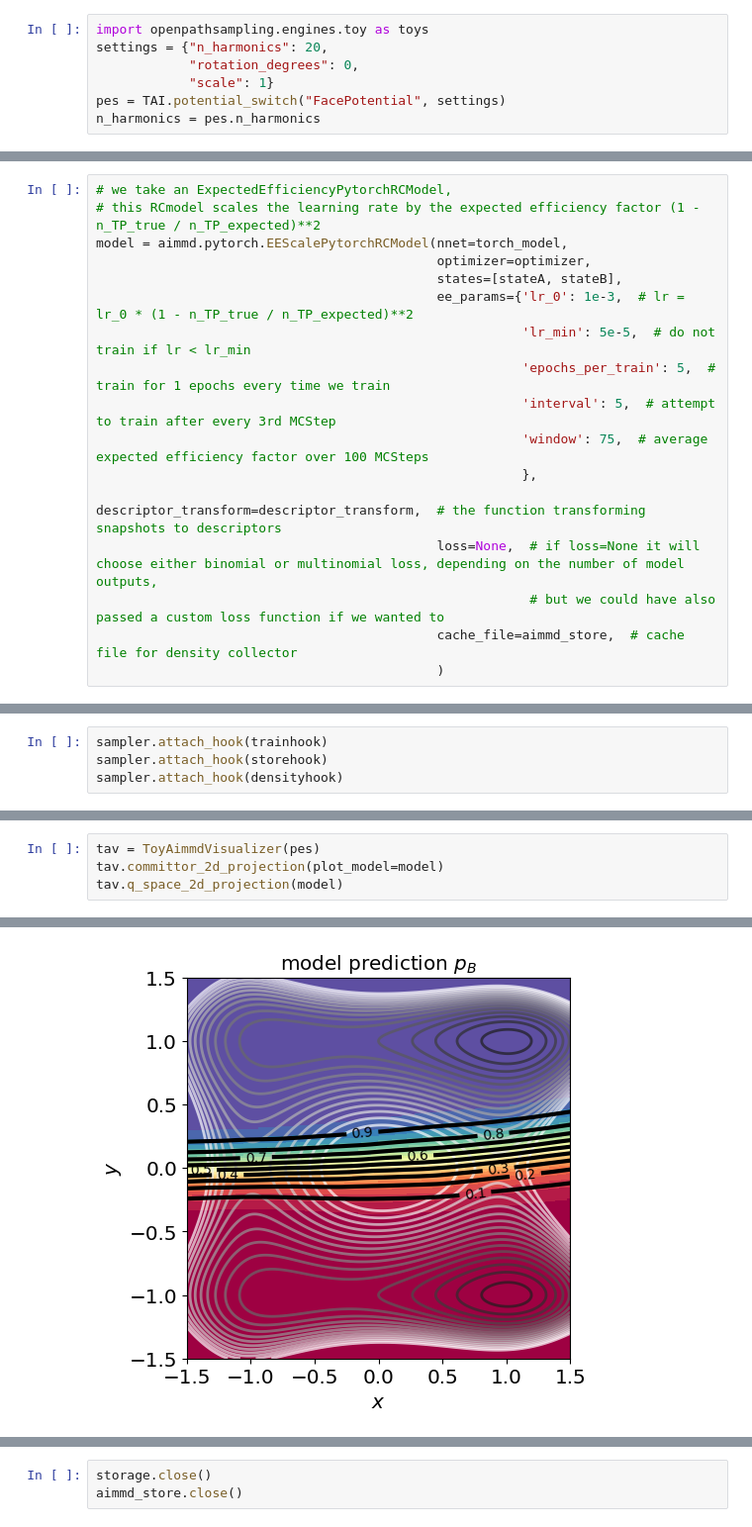
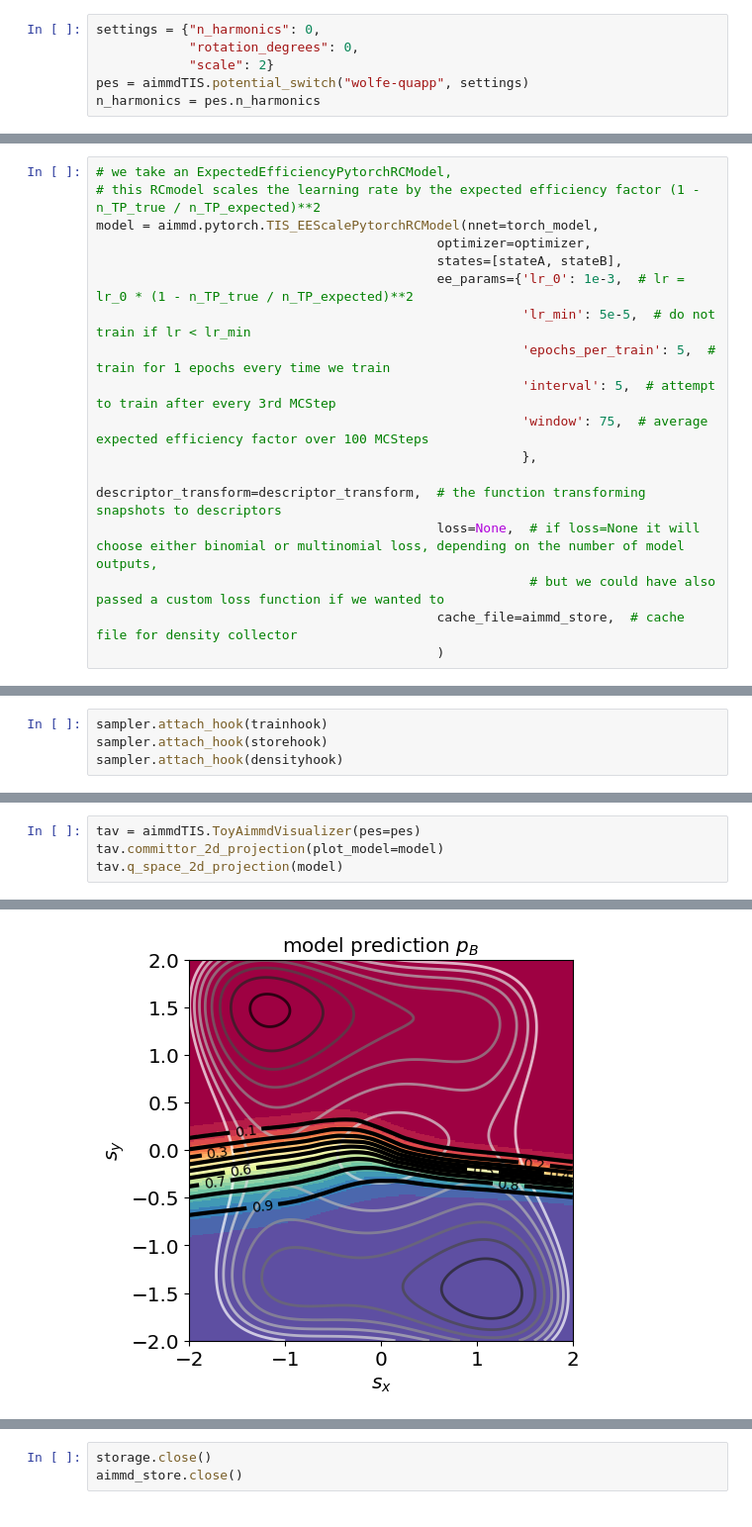
Before and after one commit to Rik-Breebaart/aimmd-tis, a Jupyter notebook: toy_examples/test_potential_tps_aimmd.ipynb, the cells around one changed output, grey strips where cells are left out. Shown: that part at 99% size. Cells and saved outputs as stored; diff of their text form.

```diff
--- a/toy_examples/test_potential_tps_aimmd.ipynb
+++ b/toy_examples/test_potential_tps_aimmd.ipynb
@@ -36,9 +22,8 @@ WARNING:aimmd:Tensorflow/Keras not available
 # %%
-import openpathsampling.engines.toy as toys
-settings = {"n_harmonics": 20,
+settings = {"n_harmonics": 0,
             "rotation_degrees": 0,
-            "scale": 1}
-pes = TAI.potential_switch("FacePotential", settings)
+            "scale": 2}
+pes = aimmdTIS.potential_switch("wolfe-quapp", settings)
 n_harmonics = pes.n_harmonics
 # %% [output]
 123
@@ -143,7 +124,7 @@ aimmd_store = aimmd.Storage('aimmd_storage_{}.h5'.format(pes.__repr__()), "w")
 # %%
 # we take an ExpectedEfficiencyPytorchRCModel,
 # this RCmodel scales the learning rate by the expected efficiency factor (1 - n_TP_true / n_TP_expected)**2
-model = aimmd.pytorch.EEScalePytorchRCModel(nnet=torch_model,
+model = aimmd.pytorch.TIS_EEScalePytorchRCModel(nnet=torch_model,
                                             optimizer=optimizer,
                                             states=[stateA, stateB],
                                             ee_params={'lr_0': 1e-3,  # lr = lr_0 * (1 - n_TP_true / n_TP_expected)**2
@@ -257,5 +235,5 @@ from TIS_AIMMD_toy_framework import ToyAimmdVisualizer
 # %%
-tav = ToyAimmdVisualizer(pes)
+tav = aimmdTIS.ToyAimmdVisualizer(pes=pes)
 tav.committor_2d_projection(plot_model=model)
 tav.q_space_2d_projection(model)
 # %% [output]
@@ -266 +240 @@ WARNING:aimmd.base.utils:Using batch size 4096 instead of 90000 to make sure we
-[figure, old version]
+[figure, new version]
```
Also changed, not shown: parts of 10 cells of this notebook, 19 other files.
